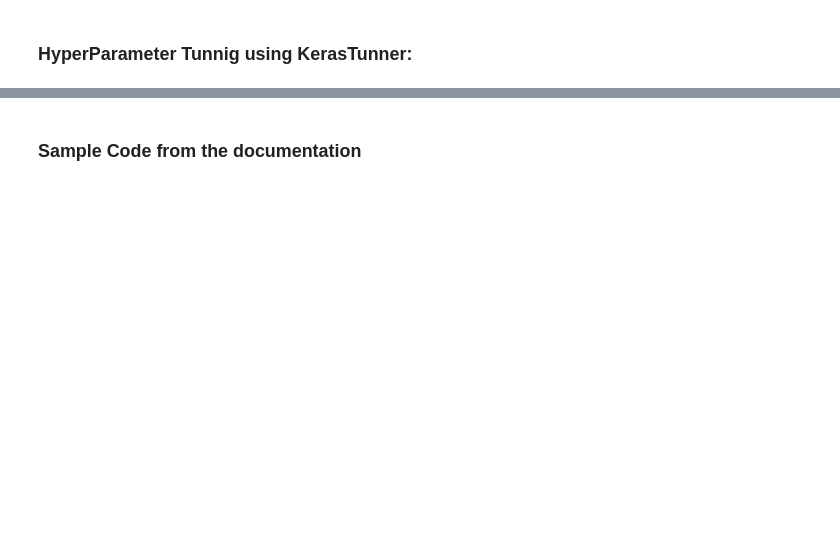
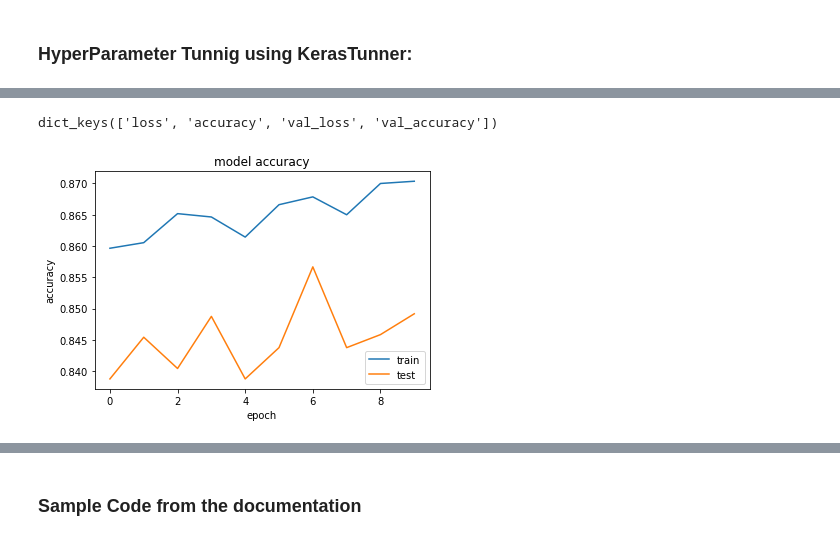
Before and after one commit to satz2000/DeepLearning-, a Jupyter notebook: ANN/ANN.ipynb, the cells around one changed output, grey strips where cells are left out. Cells and saved outputs as stored; diff of their text form; code cells hidden in the pictures; blank space fills up the shorter version.

```diff
--- a/ANN/ANN.ipynb
+++ b/ANN/ANN.ipynb
@@ -262,6 +263,6 @@ def create_model(hp):
 tuner = RandomSearch(hypermodel=create_model,
                       objective="val_accuracy",
                       max_trials=5,
-                      executions_per_trial=2,
+                      executions_per_trial=3,
                       directory='Log',
                       project_name='HyperTuning')
@@ -276,3 +275,3 @@ Total elapsed time: 00h 04m 41s
 INFO:tensorflow:Oracle triggered exit
 # %%
-model = tuner.get_best_models(num_models=2)[0]
+model = tuner.get_best_models(num_models=1)[0]
@@ -304,6 +296,6 @@ Trainable params: 835,617
 Non-trainable params: 0
 _________________________________________________________________
 # %%
-model.fit(X_train, y_train, epochs=10, validation_split=0.3, validation_data=(X_test, y_test))
+Model = model.fit(X_train, y_train, epochs=10, validation_split=0.3, validation_data=(X_test, y_test))
 # %% [output]
 Epoch 1/10
@@ -329,0 +321,15 @@ Epoch 10/10
+# %%
+print(Model.history.keys())
+# %% [output]
+dict_keys(['loss', 'accuracy', 'val_loss', 'val_accuracy'])
+# %%
+# summarize history for accuracy
+plt.plot(Model.history['accuracy'])
+plt.plot(Model.history['val_accuracy'])
+plt.title('model accuracy')
+plt.ylabel('accuracy')
+plt.xlabel('epoch')
+plt.legend(['train', 'test'], loc='lower right')
+plt.show()
+# %% [output]
+[figure, added]
```
Also changed, not shown: parts of 23 cells of this notebook.
